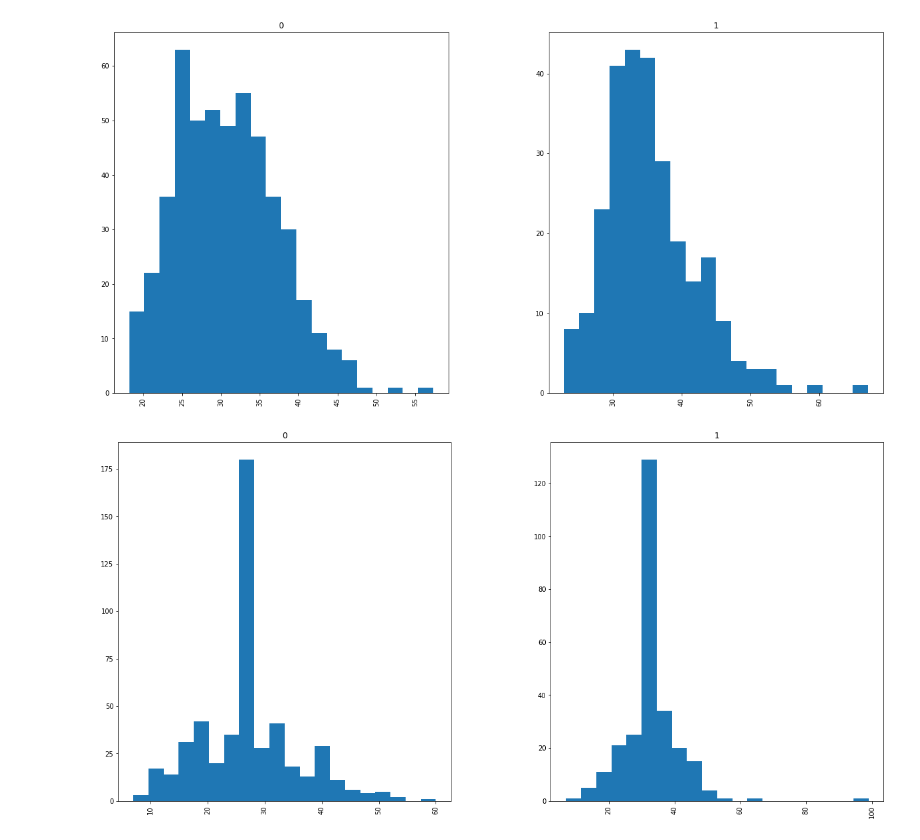
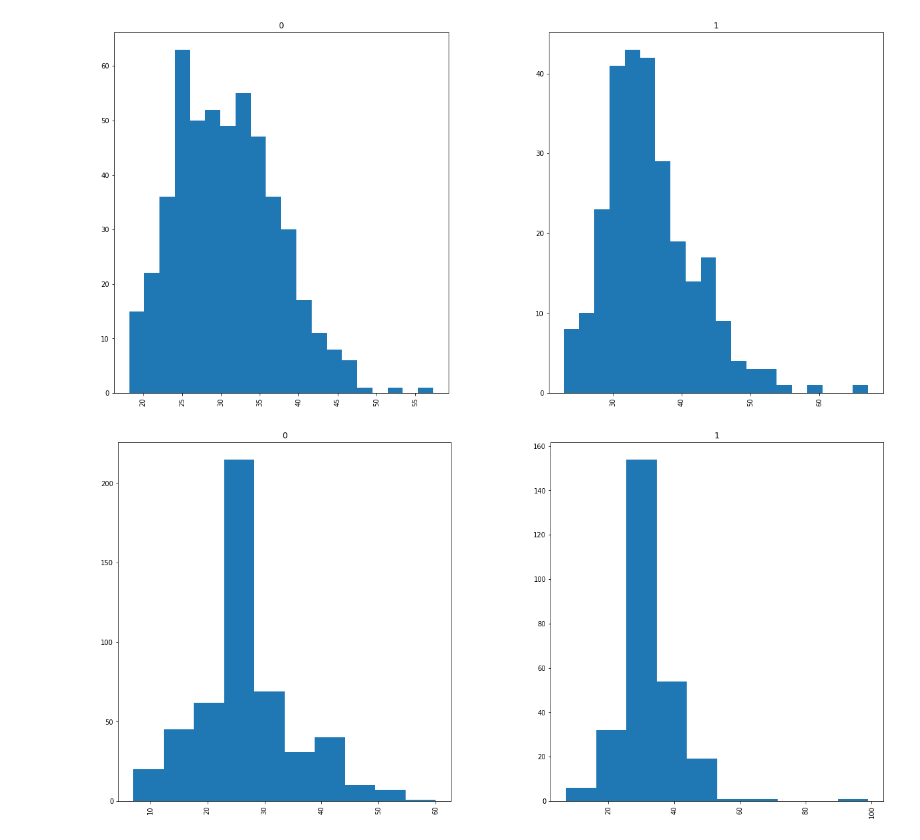
Before and after one commit to katarzynaadamczyk/data_analysis, a Jupyter notebook: diabetes_1.ipynb, the cells around one changed output. Saved outputs shown, nothing was run; the diff lists cells and outputs as text; code cells hidden in the pictures.

```diff
--- a/diabetes_1.ipynb
+++ b/diabetes_1.ipynb
@@ -262,6 +308,6 @@ data.hist(column='BMI', by='Outcome', bins=20, figsize=(20,10));
 # %%
 # histogram for SkinThickness
 # there should be different histograms for Outcome = 1 and Outcome = 0
-data.hist(column='SkinThickness', by='Outcome', bins=20, figsize=(20,10));
+data.hist(column='SkinThickness', by='Outcome', bins=10, figsize=(20,10));
 # %% [output]
-[figure, old version]
+[figure, new version]
```
Also changed, not shown: parts of 6 cells of this notebook.
